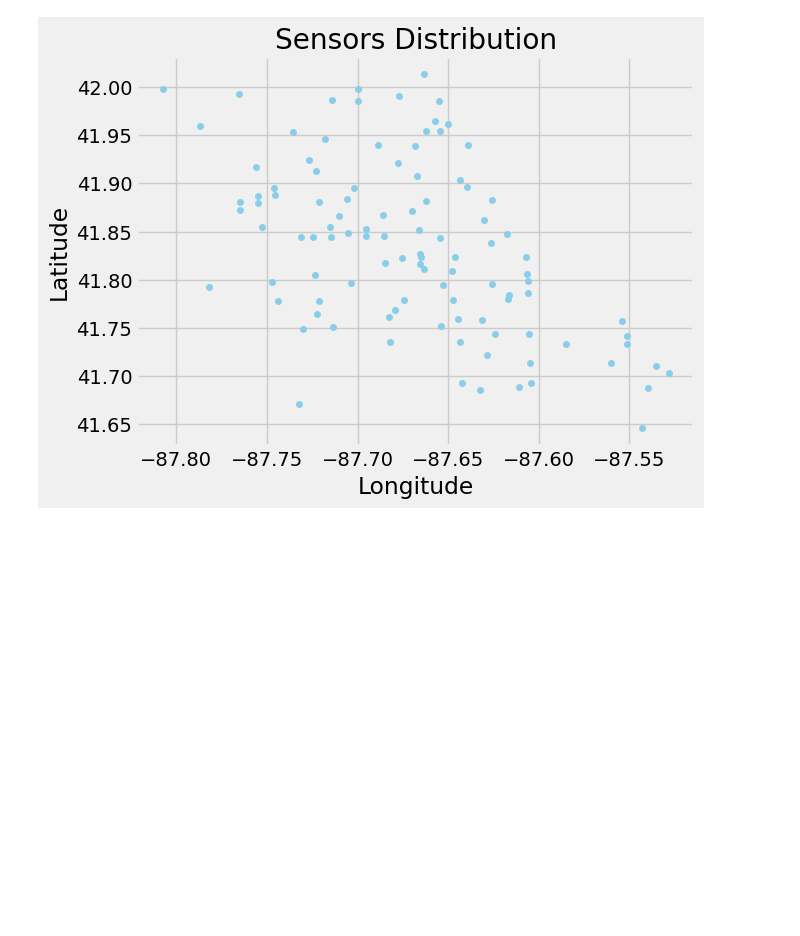
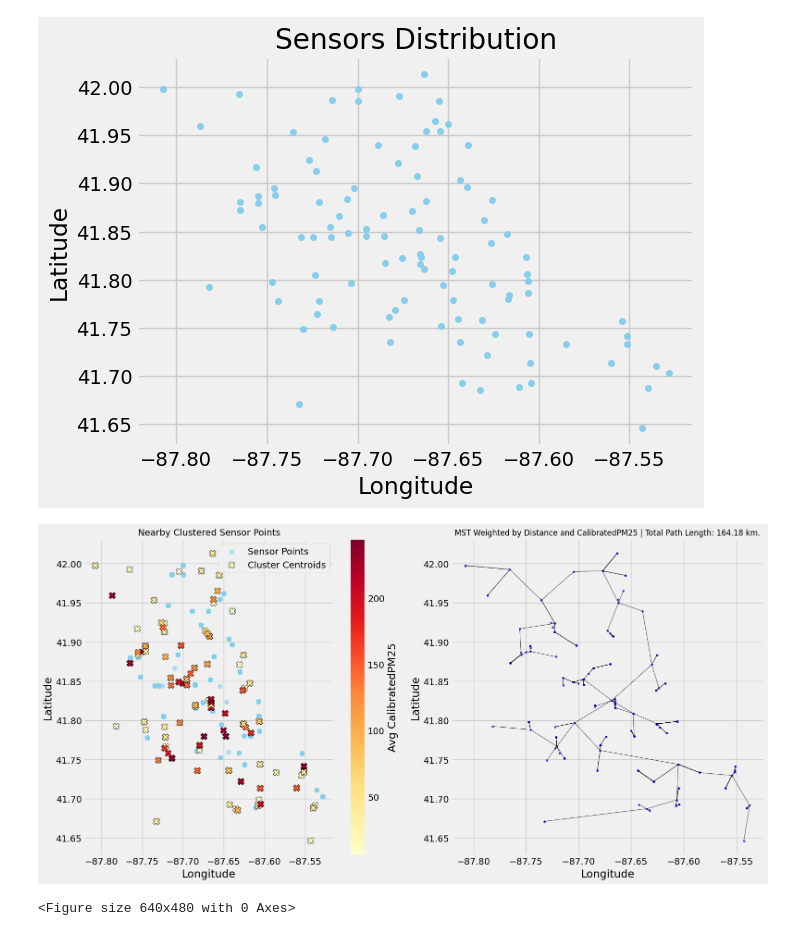
Before and after one commit to Dr-Isam-ALJAWARNEH/fds-project-geodevelopers, a Jupyter notebook: Minimum_Spanning_Tree_for_Optimizing_Pollution_Monitoring_Networks.ipynb, the cells around one changed output. Cells and saved outputs as stored; diff of their text form; code cells hidden in the pictures; blank space fills up the shorter version.

```diff
--- a/Minimum_Spanning_Tree_for_Optimizing_Pollution_Monitoring_Networks.ipynb
+++ b/Minimum_Spanning_Tree_for_Optimizing_Pollution_Monitoring_Networks.ipynb
@@ -599,8 +599,11 @@ Sample_Data_By_Geohash.plot.scatter(x = "Longitude", y = "Latitude", c='skyblue'
 #plt.tight_layout()
 #plt.show()
 # %%
-#fig, ax = plt.subplots(1, 2, figsize=(16, 8))
-#clustered_sample, centroids_sample = cluster_nearby_geohash_points(Sample_Data, 'CalibratedPM25', ax=ax[0])
-#mst_with_pollution(centroids_sample, 'CalibratedPM25', ax=ax[1])
-#plt.tight_layout()
-#plt.show()
+fig, ax = plt.subplots(1, 2, figsize=(16, 8))
+clustered_sample, centroids_sample = cluster_nearby_geohash_points(Sample_Data, 'CalibratedPM25', ax=ax[0])
+mst_with_pollution(centroids_sample, 'CalibratedPM25', ax=ax[1])
+plt.tight_layout()
+plt.show()
+# %% [output]
+[figure, added]
+<Figure size 640x480 with 0 Axes>
```
